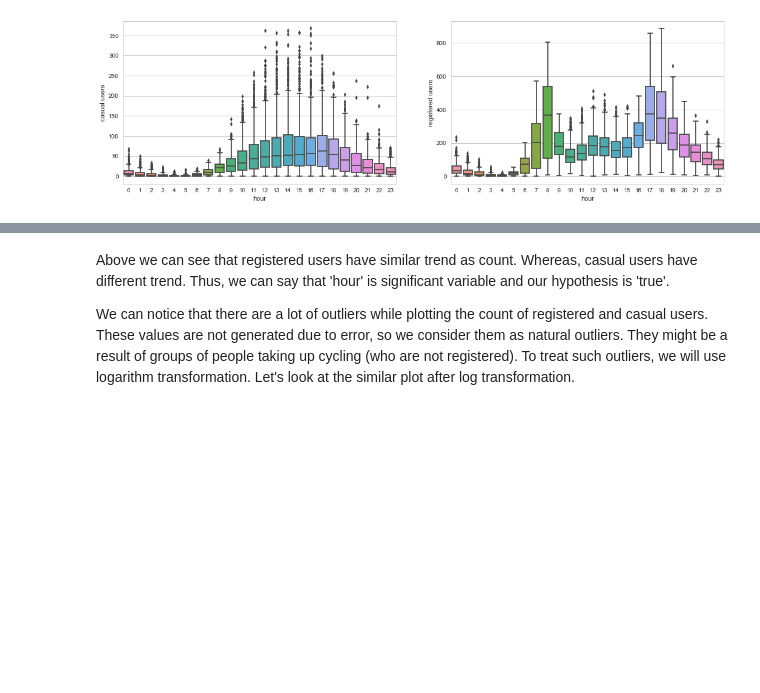
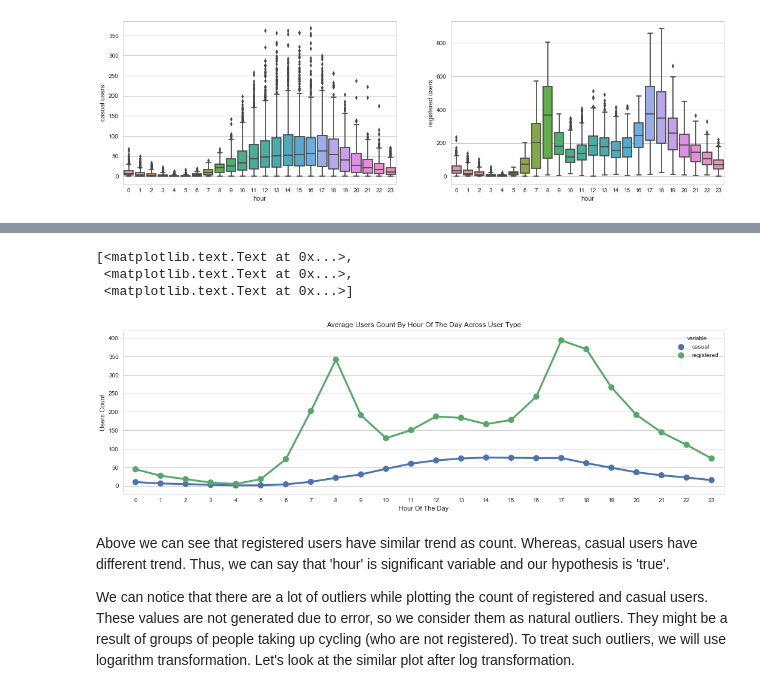
Before and after one commit to LinuxAI-PKU/ml-workspace, a Jupyter notebook: kaggle-bike-sharing-demand/kaggle-bike-sharing-demand.ipynb, the cells around one changed output, grey strips where cells are left out. Cells and saved outputs as stored; diff of their text form; code cells hidden in the pictures; blank space fills up the shorter version.

```diff
--- a/kaggle-bike-sharing-demand/kaggle-bike-sharing-demand.ipynb
+++ b/kaggle-bike-sharing-demand/kaggle-bike-sharing-demand.ipynb
@@ -376,3 +406,14 @@ axs[1].set_title('')
+# %%
+fig, ax = plt.subplots(figsize=(18, 5))
+train_df_melt = pd.melt(train_df[["hour","casual","registered"]], id_vars=['hour'], value_vars=['casual', 'registered'])
+data = pd.DataFrame(train_df_melt.groupby(["hour", "variable"], sort=True)["value"].mean()).reset_index()
+sns.pointplot(x=data["hour"], y=data["value"], hue=data["variable"], hue_order=["casual","registered"], ax=ax)
+ax.set(xlabel='Hour Of The Day', ylabel='Users Count', title='Average Users Count By Hour Of The Day Across User Type')
+# %% [output]
+[<matplotlib.text.Text at 0x...>,
+ <matplotlib.text.Text at 0x...>,
+ <matplotlib.text.Text at 0x...>]
+[figure, added]
 # %% [markdown]
 Above we can see that registered users have similar trend as count. Whereas, casual users have different trend. Thus, we can say that 'hour' is significant variable and our hypothesis is 'true'.
 
```
Also changed, not shown: parts of 7 cells of this notebook.
